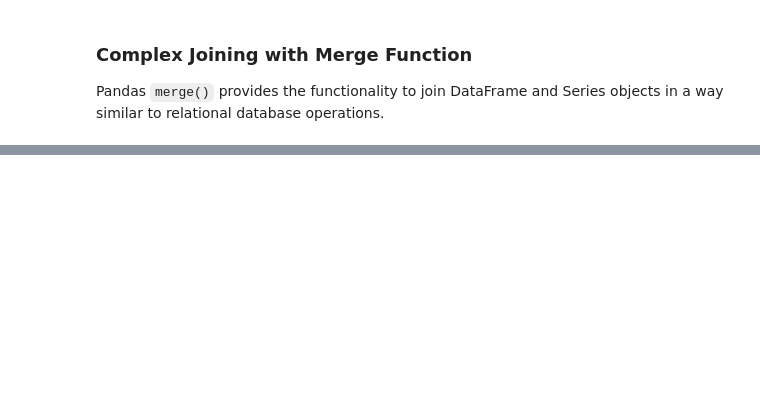
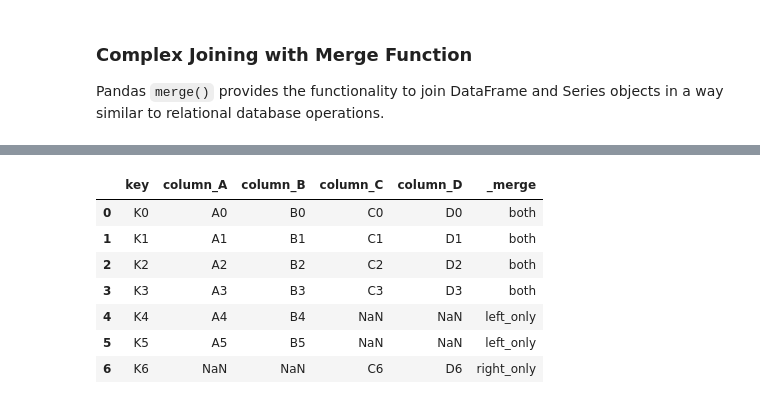
Before and after one commit to NabuRika/pandas_course, a Jupyter notebook: Lesson 5 - Merging & Joining Data/Pandas Merging & Joining Data-No Code.ipynb, the cells around one changed output, grey strips where cells are left out. Saved outputs shown, nothing was run; the diff lists cells and outputs as text; code cells hidden in the pictures; blank space fills up the shorter version.

Commit message:
update merge function dataset

```diff
--- a/Lesson 5 - Merging & Joining Data/Pandas Merging & Joining Data-No Code.ipynb
+++ b/Lesson 5 - Merging & Joining Data/Pandas Merging & Joining Data-No Code.ipynb
@@ -51,7 +158,15 @@ The `concat()` function is used to add together one or more DataFrames.
 Pandas `merge()` provides the functionality to join DataFrame and Series objects in a way similar to relational database operations.
 # %%
 # Create left DataFrame
+df_left = pd.DataFrame({
+    'key':['K0','K1','K2','K3','K4','K5'],
+    'column_A':['A0','A1','A2','A3','A4','A5'],
+    'column_B':['B0','B1','B2','B3','B4','B5']})
 
 # Create right DataFrame
+df_right = pd.DataFrame({
+    'key':['K0','K1','K2','K3','K6'],
+    'column_C':['C0','C1','C2','C3','C6'],
+    'column_D':['D0','D1','D2','D3','D6']})
 # %%
 # Display DataFrame
@@ -64,4 +196,15 @@ Pandas `merge()` provides the functionality to join DataFrame and Series objects
 # %%
 # Merge the two DataFrames using the common column
-
+df_results = pd.merge(df_left, df_right, on = 'key',
+                     how = 'outer', indicator = True)
 # Display the DataFrame
+df_results
+# %% [output]
+|  | key | column_A | column_B | column_C | column_D | _merge |
+| 0 | K0 | A0 | B0 | C0 | D0 | both |
+| 1 | K1 | A1 | B1 | C1 | D1 | both |
+| 2 | K2 | A2 | B2 | C2 | D2 | both |
+| 3 | K3 | A3 | B3 | C3 | D3 | both |
+| 4 | K4 | A4 | B4 | NaN | NaN | left_only |
+| 5 | K5 | A5 | B5 | NaN | NaN | left_only |
+| 6 | K6 | NaN | NaN | C6 | D6 | right_only |
```
Also changed, not shown: parts of 13 cells of this notebook, 3 other files.
